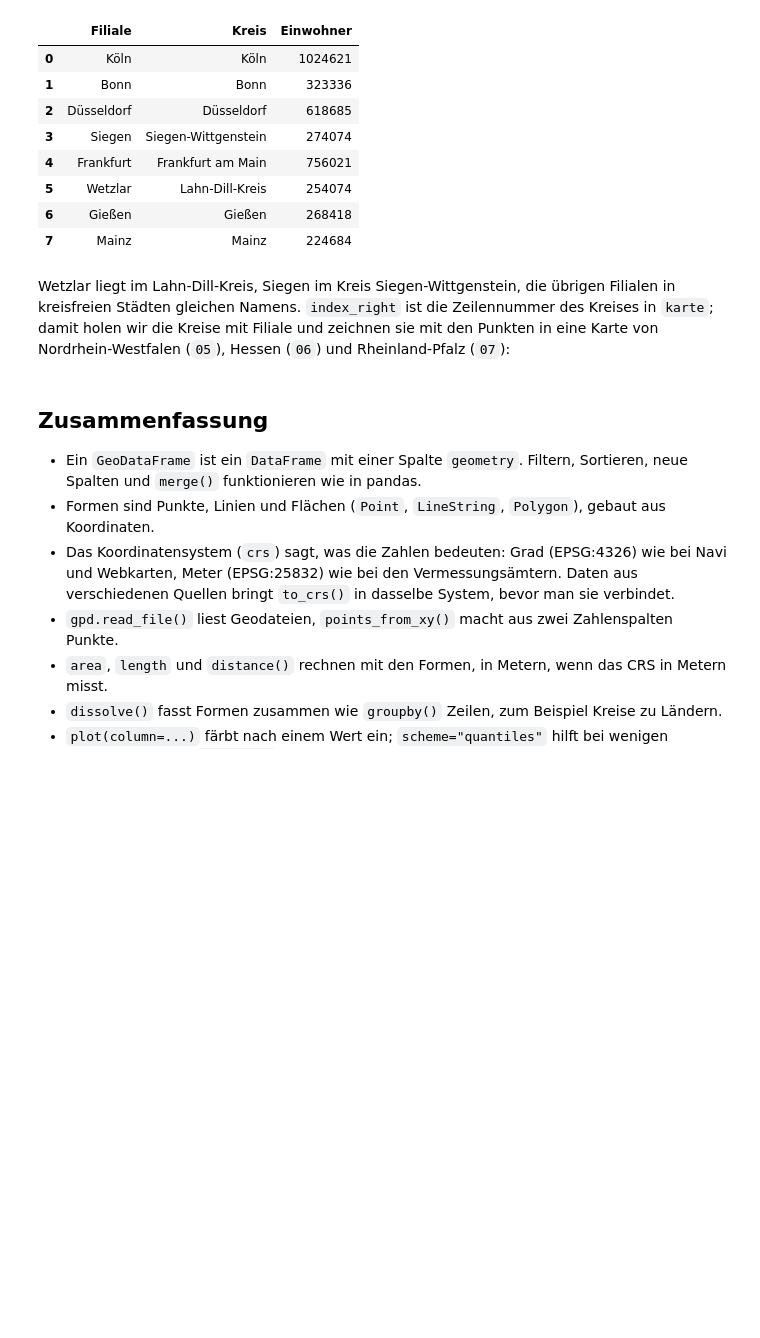
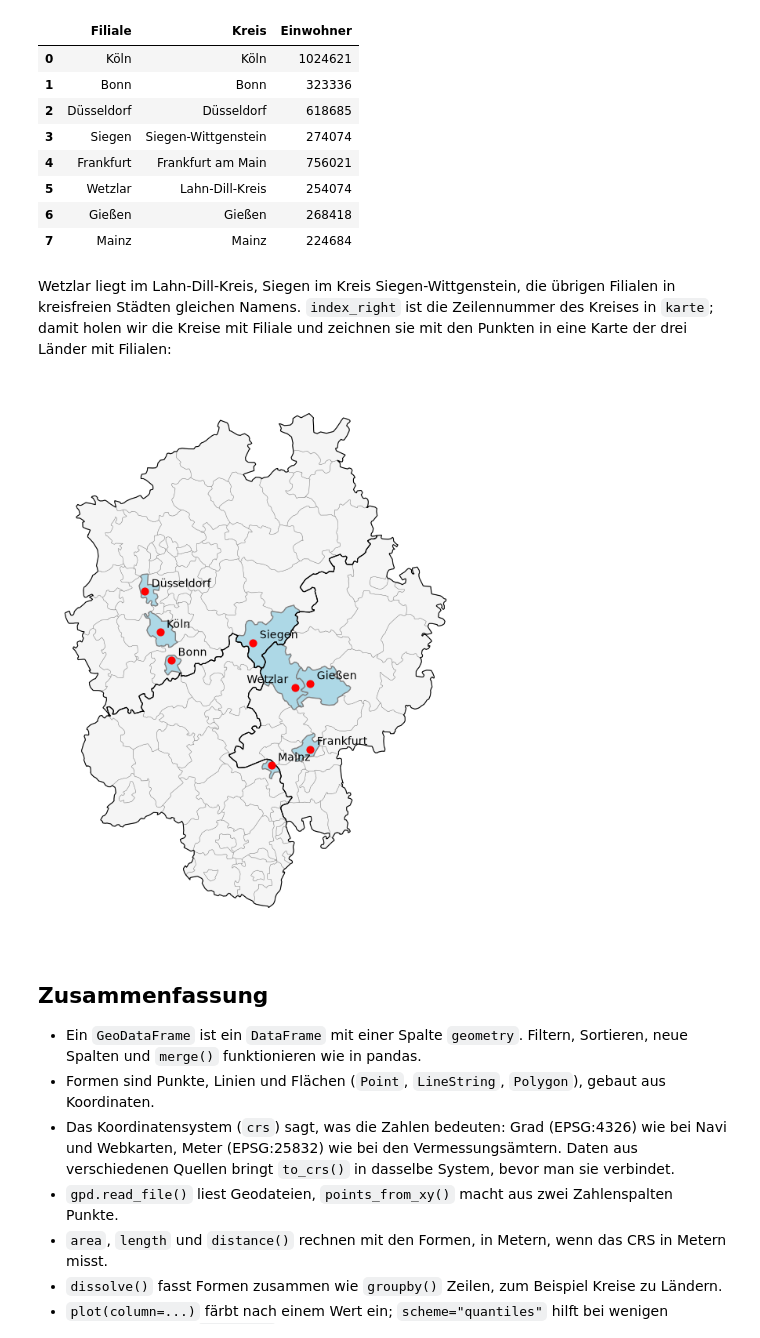
Before and after one commit to Aydinbas-IT-Consulting-Training/gfu-python-einsteiger, a Jupyter notebook: loesungen/17_landkarten_mit_geopandas.ipynb, the cells around one changed output. Saved outputs shown, nothing was run; the diff lists cells and outputs as text; code cells hidden in the pictures; blank space fills up the shorter version.

```diff
--- a/loesungen/17_landkarten_mit_geopandas.ipynb
+++ b/loesungen/17_landkarten_mit_geopandas.ipynb
@@ -392,23 +434,25 @@ zuordnung[["Filiale", "Kreis", "Einwohner"]]
 | 6 | Gießen | Gießen | 268418 |
 | 7 | Mainz | Mainz | 224684 |
 # %% [markdown]
-Wetzlar liegt im Lahn-Dill-Kreis, Siegen im Kreis Siegen-Wittgenstein, die übrigen Filialen in kreisfreien Städten gleichen Namens. `index_right` ist die Zeilennummer des Kreises in `karte`; damit holen wir die Kreise mit Filiale und zeichnen sie mit den Punkten in eine Karte von Nordrhein-Westfalen (`05`), Hessen (`06`) und Rheinland-Pfalz (`07`):
+Wetzlar liegt im Lahn-Dill-Kreis, Siegen im Kreis Siegen-Wittgenstein, die übrigen Filialen in kreisfreien Städten gleichen Namens. `index_right` ist die Zeilennummer des Kreises in `karte`; damit holen wir die Kreise mit Filiale und zeichnen sie mit den Punkten in eine Karte der drei Länder mit Filialen:
 # %%
-nachbarn = ["05", "06", "07"]
-region = karte[karte["Land"].isin(nachbarn)]
-mit_filiale = karte.loc[zuordnung["index_right"]]
+mit_filialen = ["Nordrhein-Westfalen", "Hessen", "Rheinland-Pfalz"]
+region = karte[karte["Bundesland"].isin(mit_filialen)]
+kreise_mit_filiale = karte.loc[zuordnung["index_right"]]
 
 ax = region.plot(color="whitesmoke", edgecolor="grey", linewidth=0.3, figsize=(8, 9))
-mit_filiale.plot(ax=ax, color="lightblue", edgecolor="grey")
-laender.loc[nachbarn].boundary.plot(ax=ax, color="black", linewidth=0.8)
+kreise_mit_filiale.plot(ax=ax, color="lightblue", edgecolor="grey")
+laender.loc[mit_filialen].boundary.plot(ax=ax, color="black", linewidth=0.8)
 filialen.plot(ax=ax, color="red", markersize=40, zorder=3)
 for _, row in filialen.iterrows():
     # Wetzlar liegt dicht neben Gießen: Name links vom Punkt statt rechts
     if row["Filiale"] == "Wetzlar":
         ax.annotate(row["Filiale"], (row.geometry.x, row.geometry.y), xytext=(-6, 4), textcoords="offset points", ha="right")
     else:
         ax.annotate(row["Filiale"], (row.geometry.x, row.geometry.y), xytext=(6, 4), textcoords="offset points")
 ax.set_axis_off()
+# %% [output]
+[figure, added]
 # %% [markdown]
 ## Zusammenfassung
 
```
Also changed, not shown: parts of 12 cells of this notebook, 4 other files.
